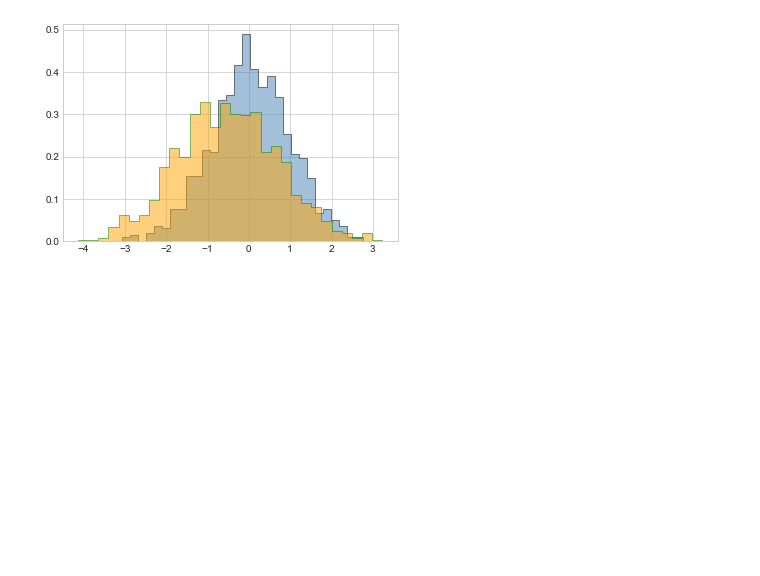
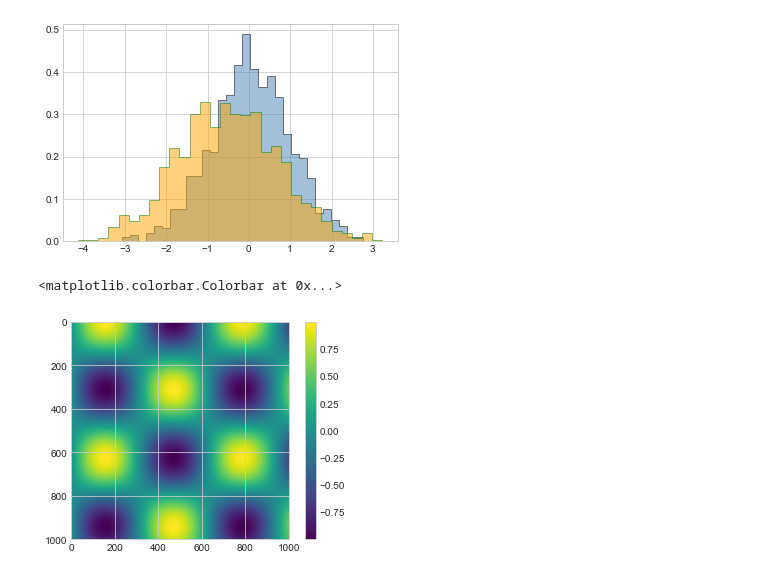
Before and after one commit to BenjaminPhillips22/Python-Data-Science-Handbook, a Jupyter notebook: Simple Line Plots.ipynb, the cells around one changed output. Drawn from its saved outputs; the diff is of its cells as text; code cells hidden in the pictures; blank space fills up the shorter version.

Commit message:
colorbars

```diff
--- a/Simple Line Plots.ipynb
+++ b/Simple Line Plots.ipynb
@@ -113,3 +113,13 @@ ax.hist(x2, bins=30, normed=True, alpha=0.5, histtype='stepfilled',
          3.22780119]),
  <a list of 1 Patch objects>)
 [figure]
+# %%
+x = np.linspace(0, 10, 1000)
+I = np.sin(x) * np.cos(x[:, np.newaxis])
+
+fig, ax = plt.subplots()
+im = ax.imshow(I, cmap='viridis')
+fig.colorbar(im)
+# %% [output]
+<matplotlib.colorbar.Colorbar at 0x...>
+[figure, added]
```
